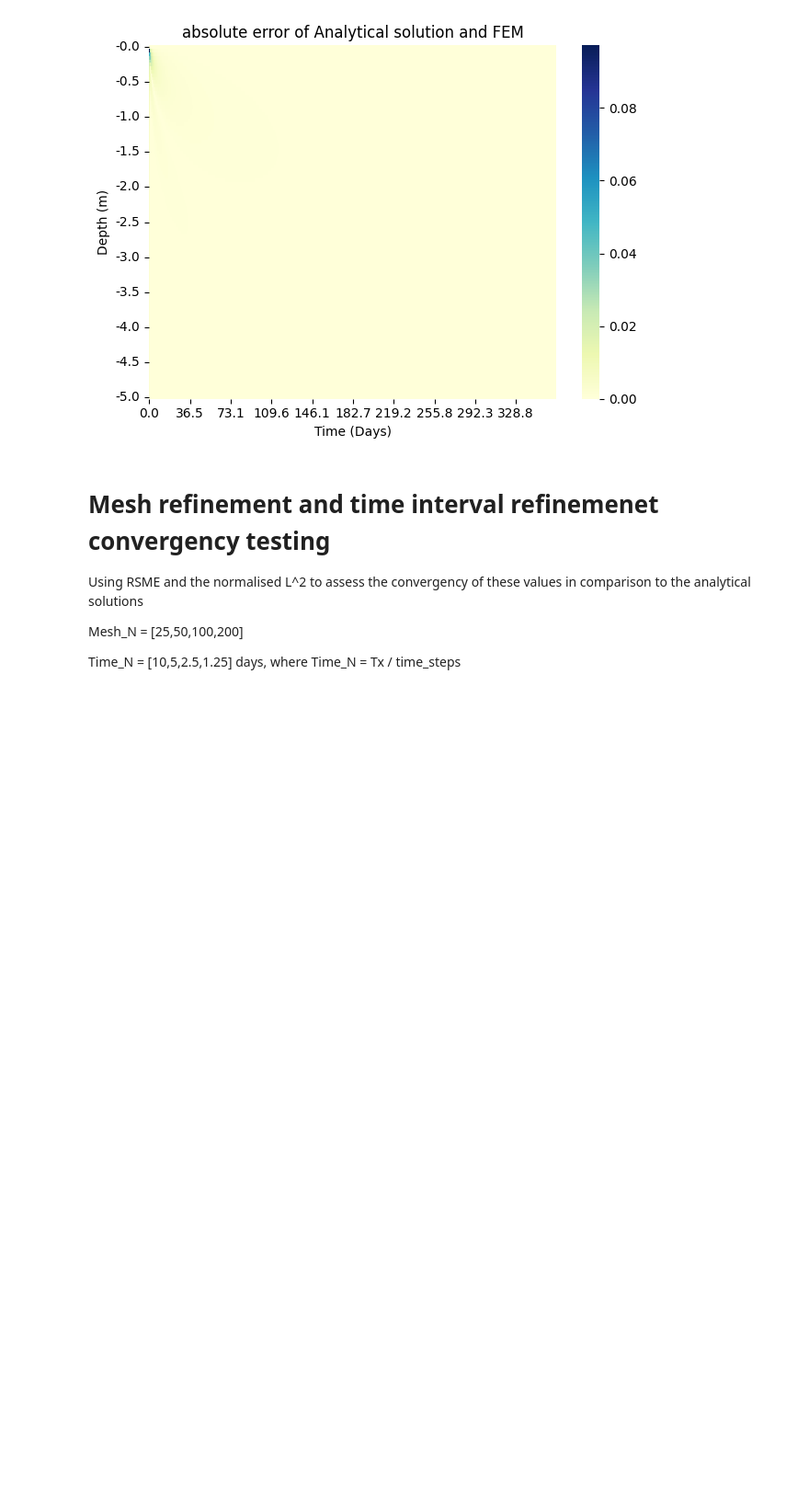
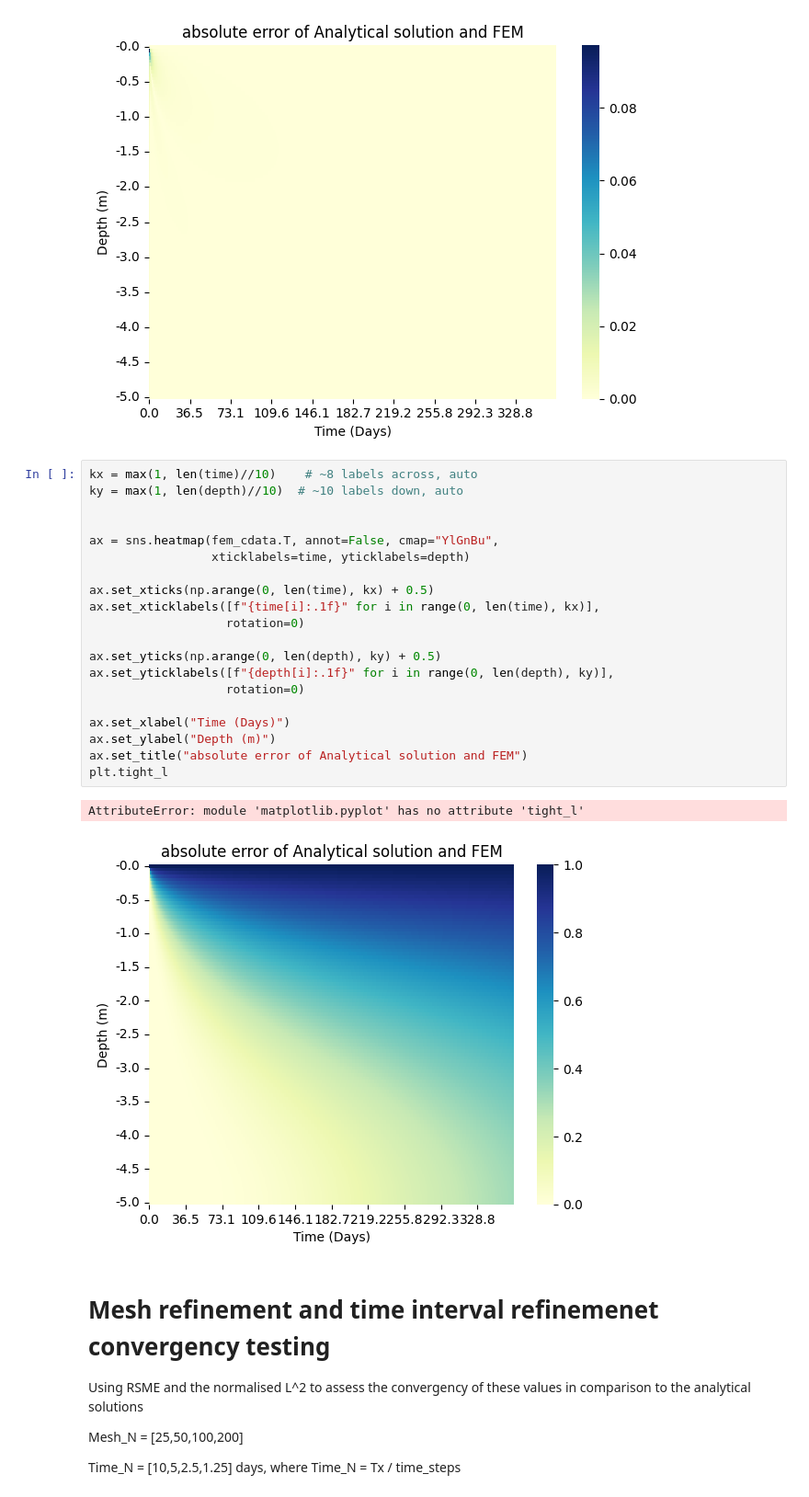
Before and after one commit to monkeybeastking/Geotechnical-Consolidation-FEM, a Jupyter notebook: docs/doc1 - 1D Terazaghi.ipynb, the cells around one changed output. Shown at 92% size. Drawn from its saved outputs; the diff is of its cells as text; blank space fills up the shorter version.

```diff
--- a/docs/doc1 - 1D Terazaghi.ipynb
+++ b/docs/doc1 - 1D Terazaghi.ipynb
@@ -238,6 +241,29 @@ plt.tight_layout()
 plt.show()
 # %% [output]
 [figure]
+# %%
+kx = max(1, len(time)//10)    # ~8 labels across, auto
+ky = max(1, len(depth)//10)  # ~10 labels down, auto
+
+
+ax = sns.heatmap(fem_cdata.T, annot=False, cmap="YlGnBu",
+                 xticklabels=time, yticklabels=depth)
+
+ax.set_xticks(np.arange(0, len(time), kx) + 0.5)
+ax.set_xticklabels([f"{time[i]:.1f}" for i in range(0, len(time), kx)],
+                   rotation=0)
+
+ax.set_yticks(np.arange(0, len(depth), ky) + 0.5)
+ax.set_yticklabels([f"{depth[i]:.1f}" for i in range(0, len(depth), ky)],
+                   rotation=0)
+
+ax.set_xlabel("Time (Days)")
+ax.set_ylabel("Depth (m)")
+ax.set_title("absolute error of Analytical solution and FEM")
+plt.tight_l
+# %% [output]
+AttributeError: module 'matplotlib.pyplot' has no attribute 'tight_l'
+[figure, added]
 # %% [markdown]
 # Mesh refinement and time interval refinemenet convergency testing
 
```
Also changed, not shown: parts of 1 cell of this notebook, 7 other files.
